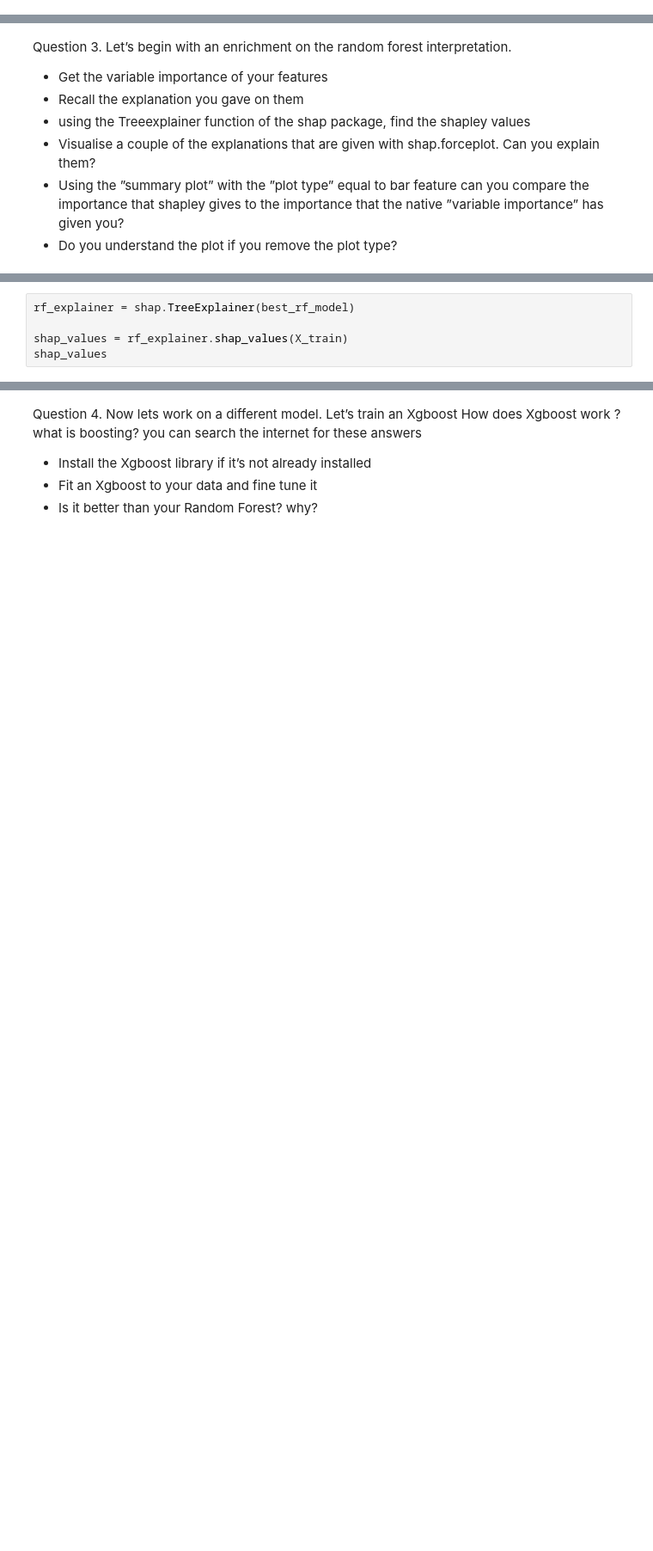
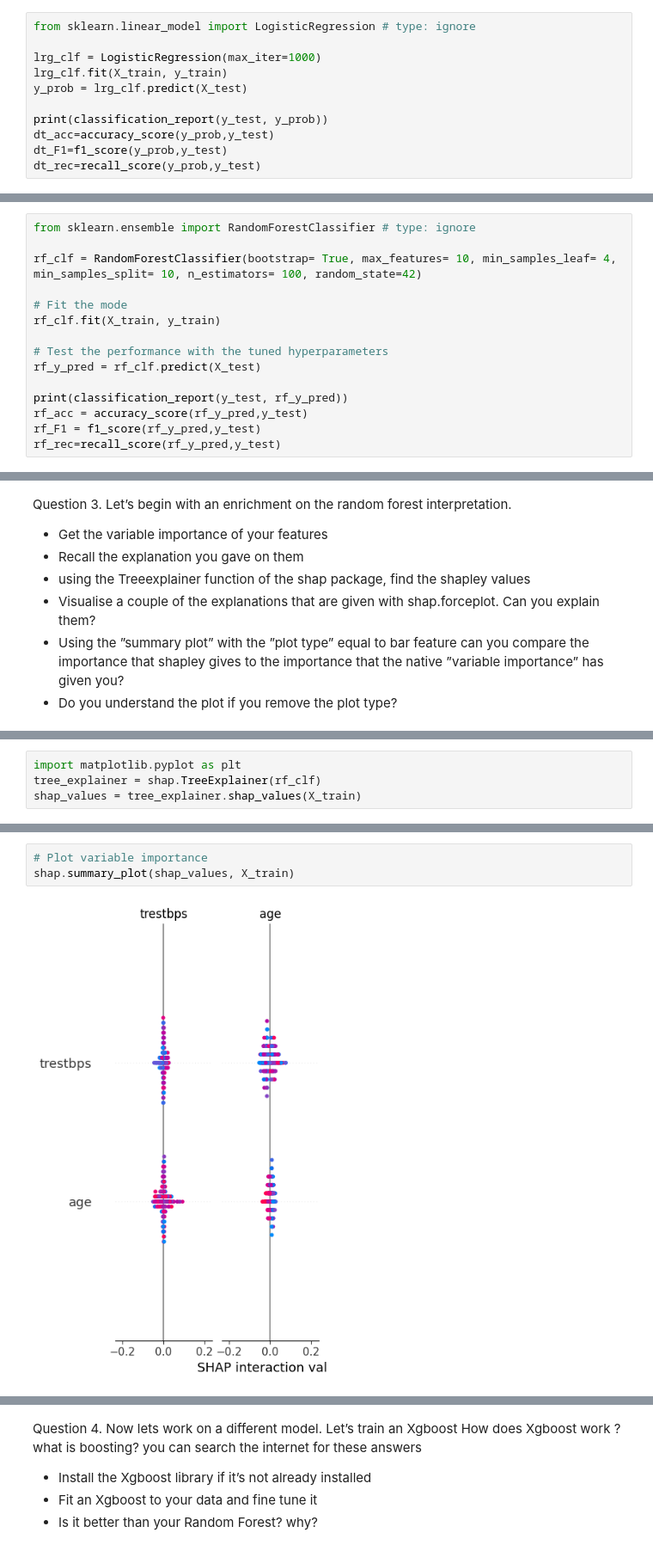
Before and after one commit to BastienCherel/ExplainabilityAI, a Jupyter notebook: Tutorial3/Tutorial3_CHEREL.ipynb, the cells around one changed output, grey strips where cells are left out. Shown at 86% size. Saved outputs shown, nothing was run; the diff lists cells and outputs as text; blank space fills up the shorter version.

```diff
--- a/Tutorial3/Tutorial3_CHEREL.ipynb
+++ b/Tutorial3/Tutorial3_CHEREL.ipynb
@@ -114,0 +91,11 @@ Best Parameters: {'bootstrap': True, 'n_estimators': 100}
+# %%
+from sklearn.linear_model import LogisticRegression # type: ignore
+
+lrg_clf = LogisticRegression(max_iter=1000)
+lrg_clf.fit(X_train, y_train)
+y_prob = lrg_clf.predict(X_test)
+
+print(classification_report(y_test, y_prob))
+dt_acc=accuracy_score(y_prob,y_test)
+dt_F1=f1_score(y_prob,y_test)
+dt_rec=recall_score(y_prob,y_test)
@@ -114,0 +140,15 @@ Best Parameters: {'bootstrap': True, 'n_estimators': 100}
+# %%
+from sklearn.ensemble import RandomForestClassifier # type: ignore
+
+rf_clf = RandomForestClassifier(bootstrap= True, max_features= 10, min_samples_leaf= 4, min_samples_split= 10, n_estimators= 100, random_state=42)
+
+# Fit the mode
+rf_clf.fit(X_train, y_train)
+
+# Test the performance with the tuned hyperparameters
+rf_y_pred = rf_clf.predict(X_test)
+
+print(classification_report(y_test, rf_y_pred))
+rf_acc = accuracy_score(rf_y_pred,y_test)
+rf_F1 = f1_score(rf_y_pred,y_test)
+rf_rec=recall_score(rf_y_pred,y_test)
@@ -160,6 +192,5 @@ array([0.06952846, 0.06567666, 0.07855345, 0.11496215, 0.15468559,
 # %%
-rf_explainer = shap.TreeExplainer(best_rf_model)
-
-shap_values = rf_explainer.shap_values(X_train)
-shap_values
+import matplotlib.pyplot as plt
+tree_explainer = shap.TreeExplainer(rf_clf)
+shap_values = tree_explainer.shap_values(X_train)
 # %% [output]
@@ -230,0 +198,5 @@ shap.plots.violin(shap_values[:,:,0], feature_names=data.columns,features=X_trai
+# %%
+# Plot variable importance
+shap.summary_plot(shap_values, X_train)
+# %% [output]
+[figure, added]
```
Also changed, not shown: parts of 36 cells of this notebook, 1 other file.
